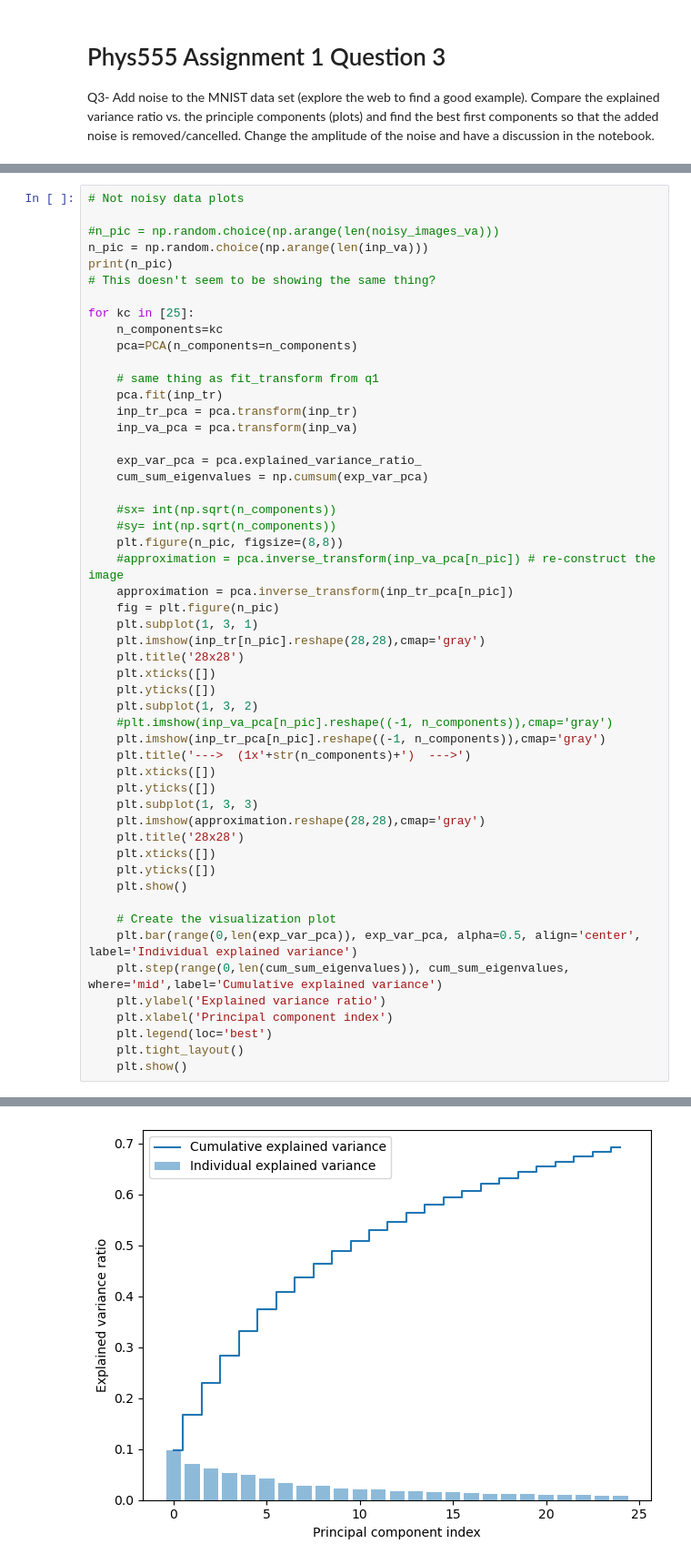
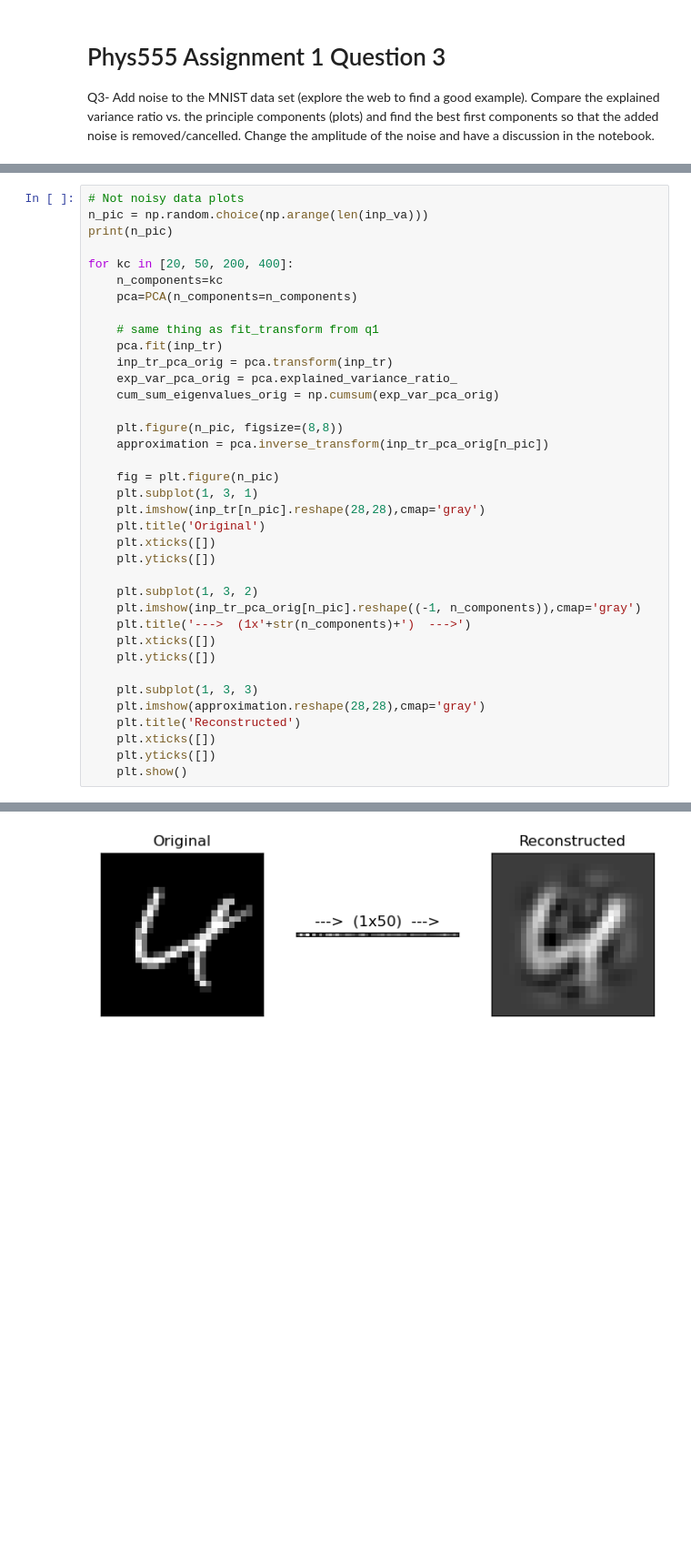
Before and after one commit to karlzam/school, a Jupyter notebook: phys555/assignment01/A1Q3-KZammit.ipynb, the cells around one changed output, grey strips where cells are left out. Shown at 91% size. Saved outputs shown, nothing was run; the diff lists cells and outputs as text; blank space fills up the shorter version.

```diff
--- a/phys555/assignment01/A1Q3-KZammit.ipynb
+++ b/phys555/assignment01/A1Q3-KZammit.ipynb
@@ -51,53 +42,38 @@ Text(0.5, 1.0, 'Original Image vs Added Noise')
 # %%
 # Not noisy data plots
-
-#n_pic = np.random.choice(np.arange(len(noisy_images_va)))
 n_pic = np.random.choice(np.arange(len(inp_va)))
 print(n_pic)
-# This doesn't seem to be showing the same thing?
 
-for kc in [25]:
+for kc in [20, 50, 200, 400]:
     n_components=kc
     pca=PCA(n_components=n_components)
 
     # same thing as fit_transform from q1
     pca.fit(inp_tr)
-    inp_tr_pca = pca.transform(inp_tr)
-    inp_va_pca = pca.transform(inp_va)
+    inp_tr_pca_orig = pca.transform(inp_tr)
+    exp_var_pca_orig = pca.explained_variance_ratio_
+    cum_sum_eigenvalues_orig = np.cumsum(exp_var_pca_orig)
 
-    exp_var_pca = pca.explained_variance_ratio_
-    cum_sum_eigenvalues = np.cumsum(exp_var_pca)
+    plt.figure(n_pic, figsize=(8,8))
+    approximation = pca.inverse_transform(inp_tr_pca_orig[n_pic])
 
-    #sx= int(np.sqrt(n_components))
-    #sy= int(np.sqrt(n_components))
-    plt.figure(n_pic, figsize=(8,8))
-    #approximation = pca.inverse_transform(inp_va_pca[n_pic]) # re-construct the image
-    approximation = pca.inverse_transform(inp_tr_pca[n_pic])
     fig = plt.figure(n_pic)
     plt.subplot(1, 3, 1)
     plt.imshow(inp_tr[n_pic].reshape(28,28),cmap='gray')
-    plt.title('28x28')
+    plt.title('Original')
     plt.xticks([])
     plt.yticks([])
+
     plt.subplot(1, 3, 2)
-    #plt.imshow(inp_va_pca[n_pic].reshape((-1, n_components)),cmap='gray')
-    plt.imshow(inp_tr_pca[n_pic].reshape((-1, n_components)),cmap='gray')
+    plt.imshow(inp_tr_pca_orig[n_pic].reshape((-1, n_components)),cmap='gray')
     plt.title('--->  (1x'+str(n_components)+')  --->')
     plt.xticks([])
     plt.yticks([])
+
     plt.subplot(1, 3, 3)
     plt.imshow(approximation.reshape(28,28),cmap='gray')
-    plt.title('28x28')
+    plt.title('Reconstructed')
     plt.xticks([])
     plt.yticks([])
     plt.show()
-
-    # Create the visualization plot
-    plt.bar(range(0,len(exp_var_pca)), exp_var_pca, alpha=0.5, align='center', label='Individual explained variance')
-    plt.step(range(0,len(cum_sum_eigenvalues)), cum_sum_eigenvalues, where='mid',label='Cumulative explained variance')
-    plt.ylabel('Explained variance ratio')
-    plt.xlabel('Principal component index')
-    plt.legend(loc='best')
-    plt.tight_layout()
-    plt.show()
 # %% [output]
@@ -106 +82 @@ for kc in [25]:
-[figure, old version]
+[figure, new version]
```
Also changed, not shown: parts of 12 cells of this notebook, 1 other file.
